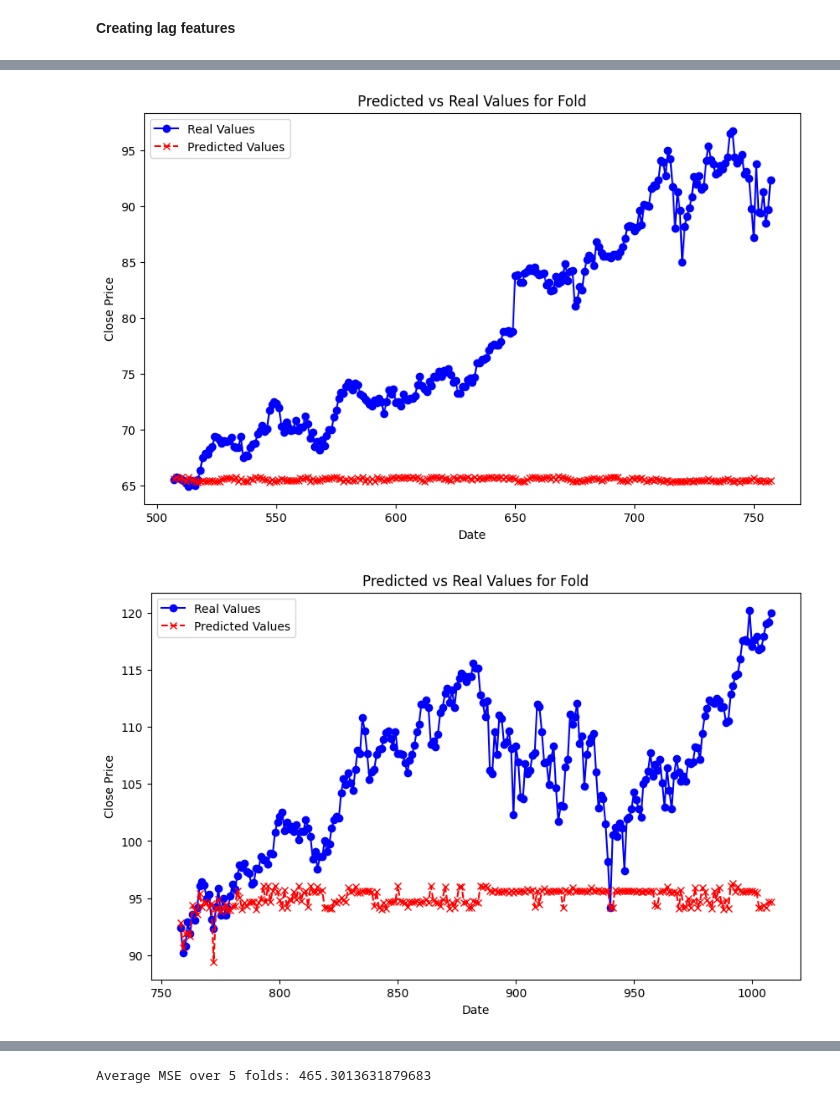
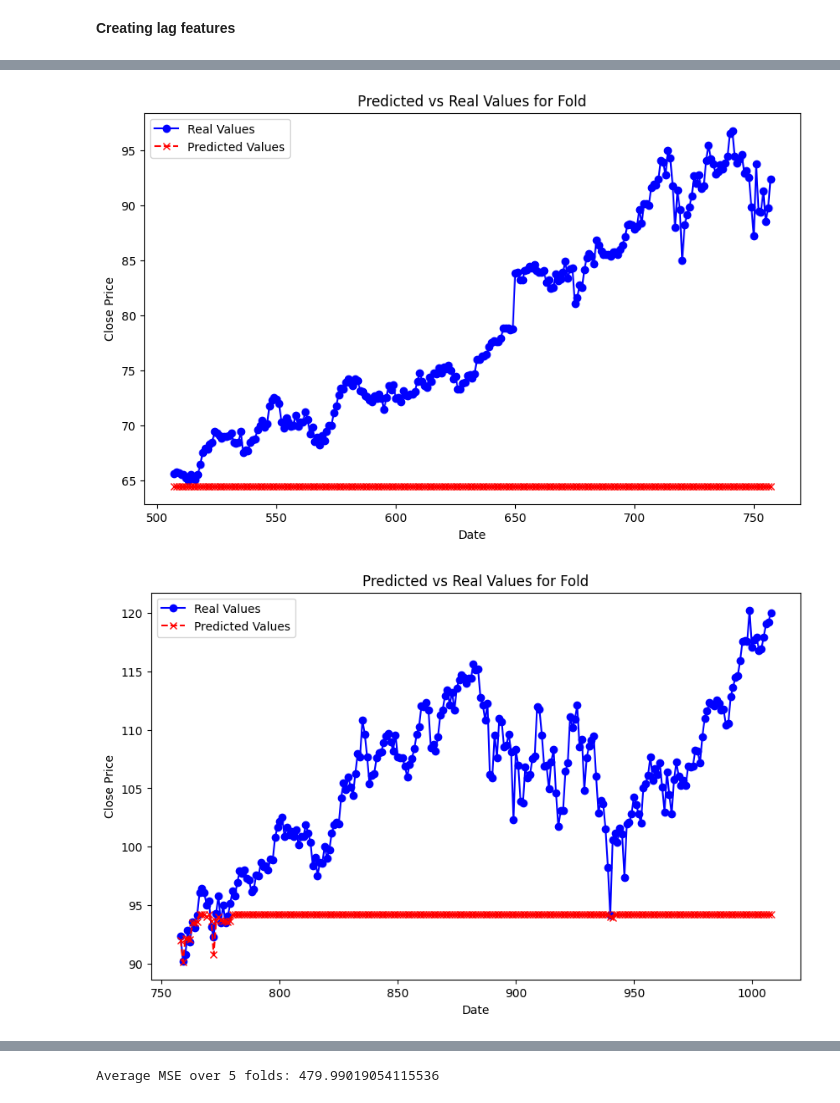
Before and after one commit to amaurydelille/kaggle-solutions, a Jupyter notebook: microsoft_stock_prediction/main.ipynb, the cells around one changed output, grey strips where cells are left out. Cells and saved outputs as stored; diff of their text form; code cells hidden in the pictures.

```diff
--- a/microsoft_stock_prediction/main.ipynb
+++ b/microsoft_stock_prediction/main.ipynb
@@ -127,11 +127,11 @@ def create_lag_feature(df: pd.DataFrame, column_name: str, n: int):
         df[f'{column_name}_{lag}'] = df[column_name].shift(lag)
     return df
 
-columns_to_lag = ['Open', 'High', 'Low', 'Volume']
+columns_to_lag = ['Open', 'High', 'Low']
 
 def add_lag_features(df: pd.DataFrame, columns: list[str]):
     for column in columns:
-        df = create_lag_feature(df, column, 5)
+        df = create_lag_feature(df, column, 3)
     return df
 
 train_df = add_lag_features(df=train_df, columns=columns_to_lag)
@@ -178,7 +178,18 @@ for train_index, val_index in tscv.split(x_scaled):
     X_train, X_val = x_scaled[train_index], x_scaled[val_index]
     y_train, y_val = y.iloc[train_index], y.iloc[val_index]
 
-    model = xgb.XGBRegressor()
+    model = xgb.XGBRegressor(
+        n_estimators=1000,
+        learning_rate=0.01,
+        max_depth=6,
+        min_child_weight=1,
+        gamma=10,
+        subsample=0.8,
+        colsample_bytree=0.9,
+        objective='reg:squarederror',
+        eval_metric='rmse',
+        random_state=42
+    )
     model.fit(X_train, y_train)
 
     y_pred = model.predict(X_val)
@@ -202,2 +213,2 @@ print(f'Average MSE over 5 folds: {average_mse}')
-[figure, old version]
+[figure, new version]
-[figure, old version]
+[figure, new version]
@@ -206 +217 @@ print(f'Average MSE over 5 folds: {average_mse}')
-Average MSE over 5 folds: 465.3013631879683
+Average MSE over 5 folds: 479.99019054115536
```
Also changed, not shown: parts of 2 cells of this notebook.
